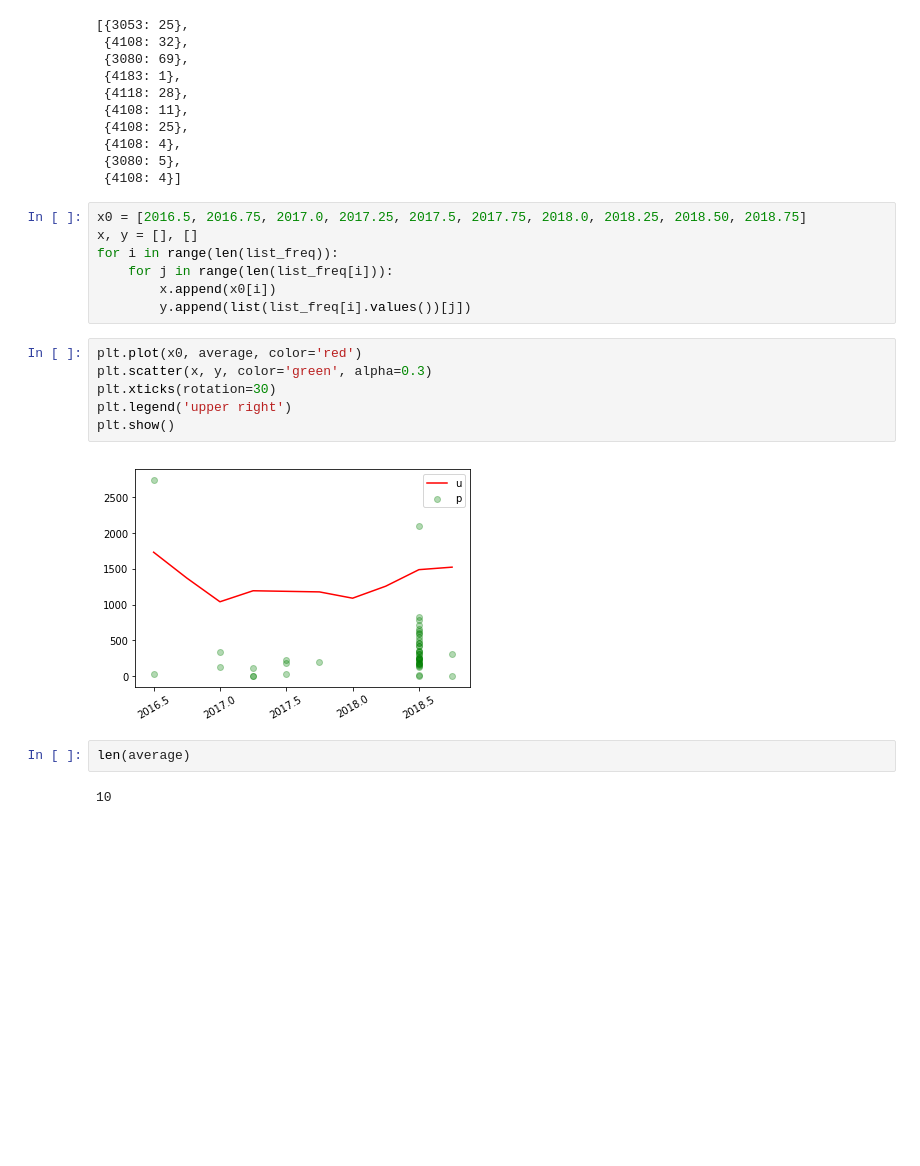
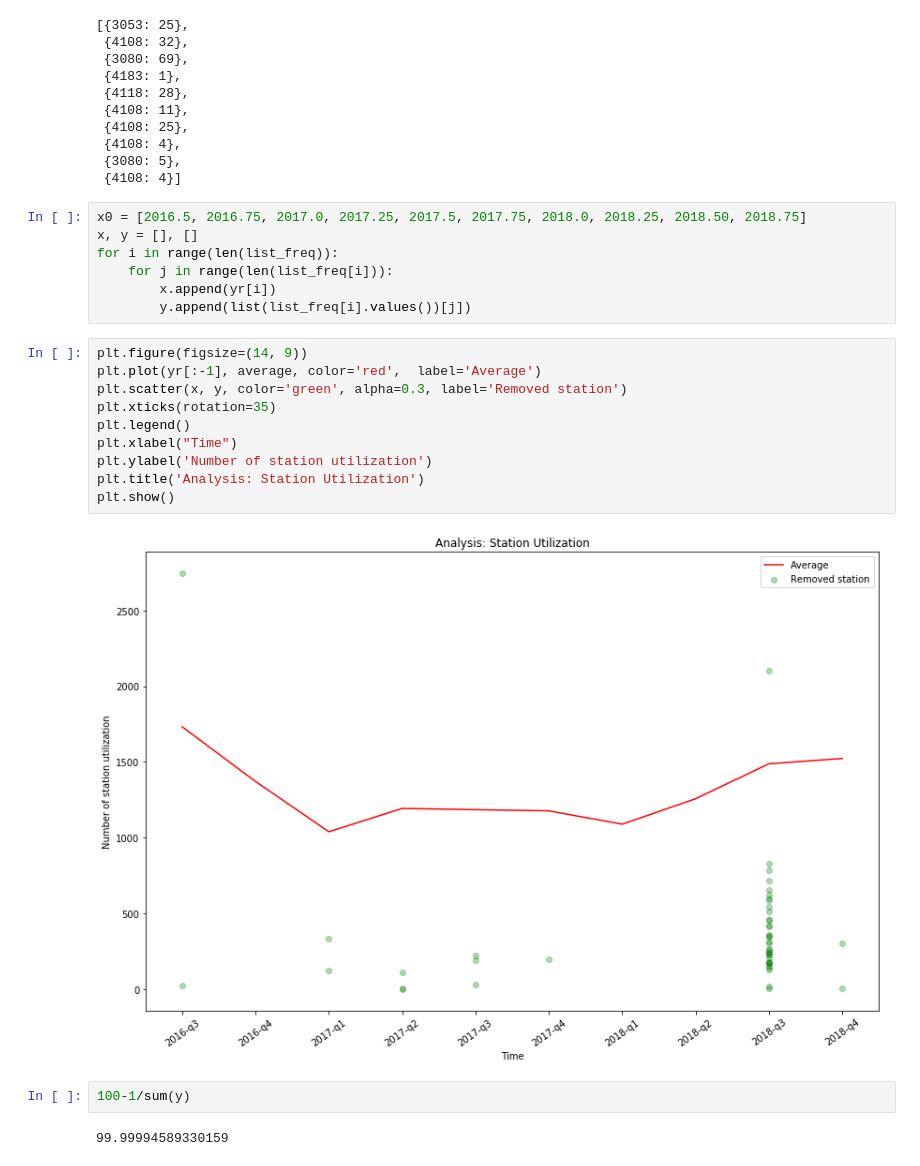
Before and after one commit to usc-hackerton/Metro-Bike, a Jupyter notebook: jhwoo/CheckUtilizeStation.ipynb, the cells around one changed output. Cells and saved outputs as stored; diff of their text form; blank space fills up the shorter version.

Commit message:
Station state analysis

```diff
--- a/jhwoo/CheckUtilizeStation.ipynb
+++ b/jhwoo/CheckUtilizeStation.ipynb
@@ -203,17 +203,21 @@ x0 = [2016.5, 2016.75, 2017.0, 2017.25, 2017.5, 2017.75, 2018.0, 2018.25, 2018.5
 x, y = [], []
 for i in range(len(list_freq)):
     for j in range(len(list_freq[i])):
-        x.append(x0[i])
+        x.append(yr[i])
         y.append(list(list_freq[i].values())[j])
 # %%
-plt.plot(x0, average, color='red')
-plt.scatter(x, y, color='green', alpha=0.3)
-plt.xticks(rotation=30)
-plt.legend('upper right')
+plt.figure(figsize=(14, 9))
+plt.plot(yr[:-1], average, color='red',  label='Average')
+plt.scatter(x, y, color='green', alpha=0.3, label='Removed station')
+plt.xticks(rotation=35)
+plt.legend()
+plt.xlabel("Time")
+plt.ylabel('Number of station utilization')
+plt.title('Analysis: Station Utilization')
 plt.show()
 # %% [output]
-[figure, old version]
+[figure, new version]
-# %%
-len(average)
-# %% [output]
-10
+# %%
+100-1/sum(y)
+# %% [output]
+99.99994589330159
```
Also changed, not shown: parts of 4 cells of this notebook.
